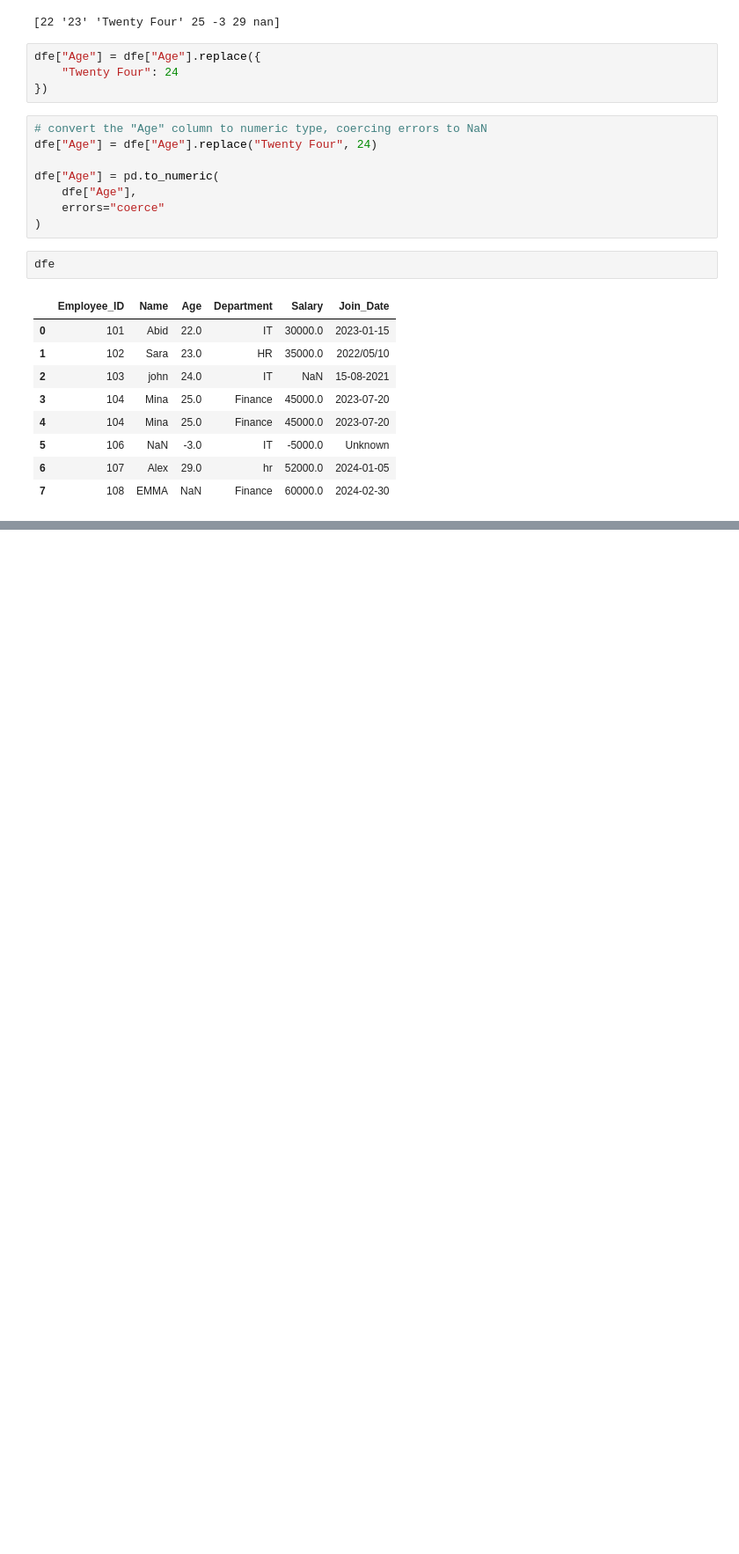
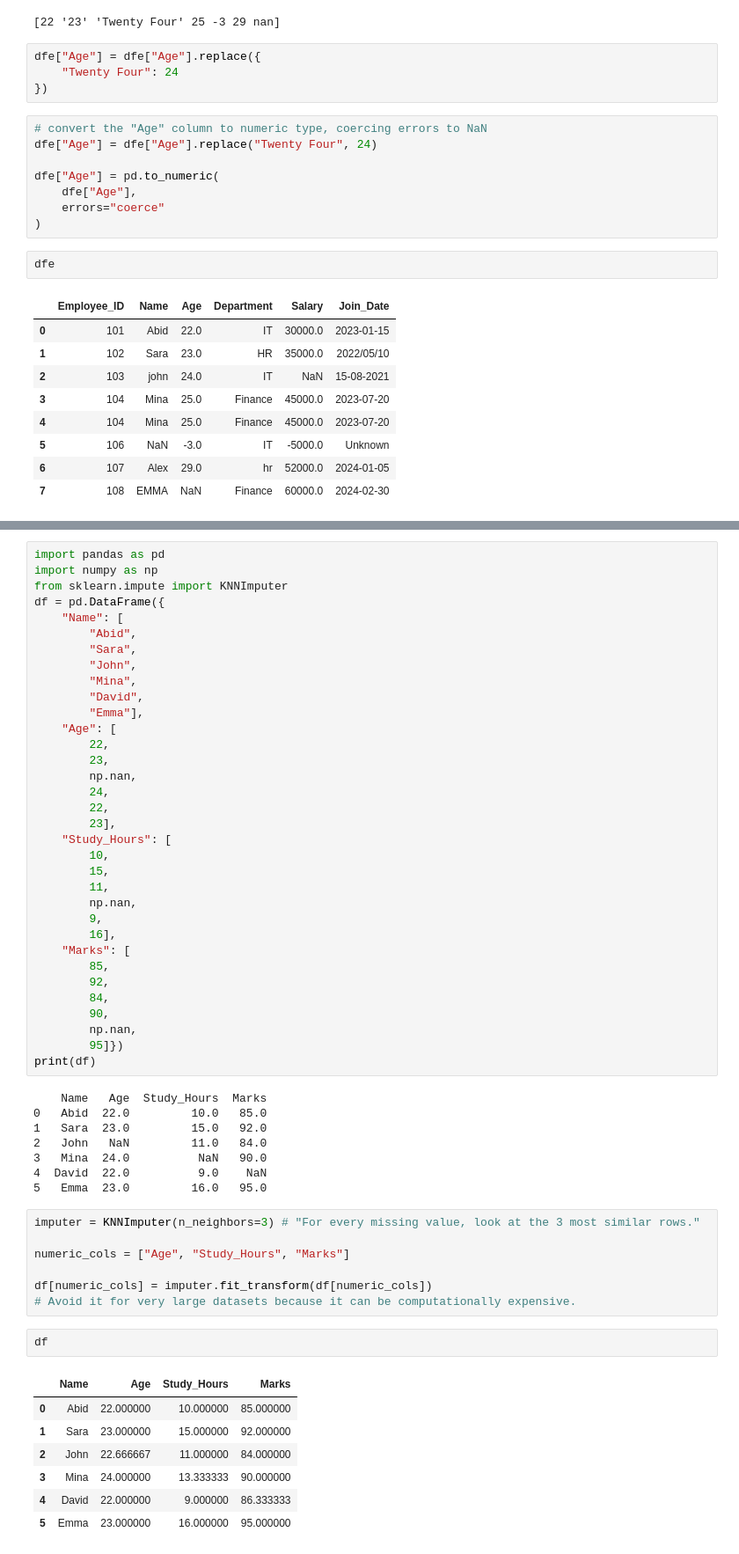
Before and after one commit to abid-rasel/MLOB_My_FILE, a Jupyter notebook: Session/Day 9/FE&DP_for_ML.ipynb, the cells around one changed output, grey strips where cells are left out. Shown at 88% size. Drawn from its saved outputs; the diff is of its cells as text; blank space fills up the shorter version.

```diff
--- a/Session/Day 9/FE&DP_for_ML.ipynb
+++ b/Session/Day 9/FE&DP_for_ML.ipynb
@@ -629,0 +784,59 @@ dfe
+# %%
+import pandas as pd
+import numpy as np
+from sklearn.impute import KNNImputer
+df = pd.DataFrame({
+    "Name": [
+        "Abid",
+        "Sara",
+        "John",
+        "Mina",
+        "David",
+        "Emma"],
+    "Age": [
+        22,
+        23,
+        np.nan,
+        24,
+        22,
+        23],
+    "Study_Hours": [
+        10,
+        15,
+        11,
+        np.nan,
+        9,
+        16],
+    "Marks": [
+        85,
+        92,
+        84,
+        90,
+        np.nan,
+        95]})
+print(df)
+# %% [output]
+    Name   Age  Study_Hours  Marks
+0   Abid  22.0         10.0   85.0
+1   Sara  23.0         15.0   92.0
+2   John   NaN         11.0   84.0
+3   Mina  24.0          NaN   90.0
+4  David  22.0          9.0    NaN
+5   Emma  23.0         16.0   95.0
+# %%
+imputer = KNNImputer(n_neighbors=3) # "For every missing value, look at the 3 most similar rows."
+
+numeric_cols = ["Age", "Study_Hours", "Marks"]
+
+df[numeric_cols] = imputer.fit_transform(df[numeric_cols])
+# Avoid it for very large datasets because it can be computationally expensive.
+# %%
+df
+# %% [output]
+|  | Name | Age | Study_Hours | Marks |
+| 0 | Abid | 22.000000 | 10.000000 | 85.000000 |
+| 1 | Sara | 23.000000 | 15.000000 | 92.000000 |
+| 2 | John | 22.666667 | 11.000000 | 84.000000 |
+| 3 | Mina | 24.000000 | 13.333333 | 90.000000 |
+| 4 | David | 22.000000 | 9.000000 | 86.333333 |
+| 5 | Emma | 23.000000 | 16.000000 | 95.000000 |
```
Also changed, not shown: parts of 31 cells of this notebook.
